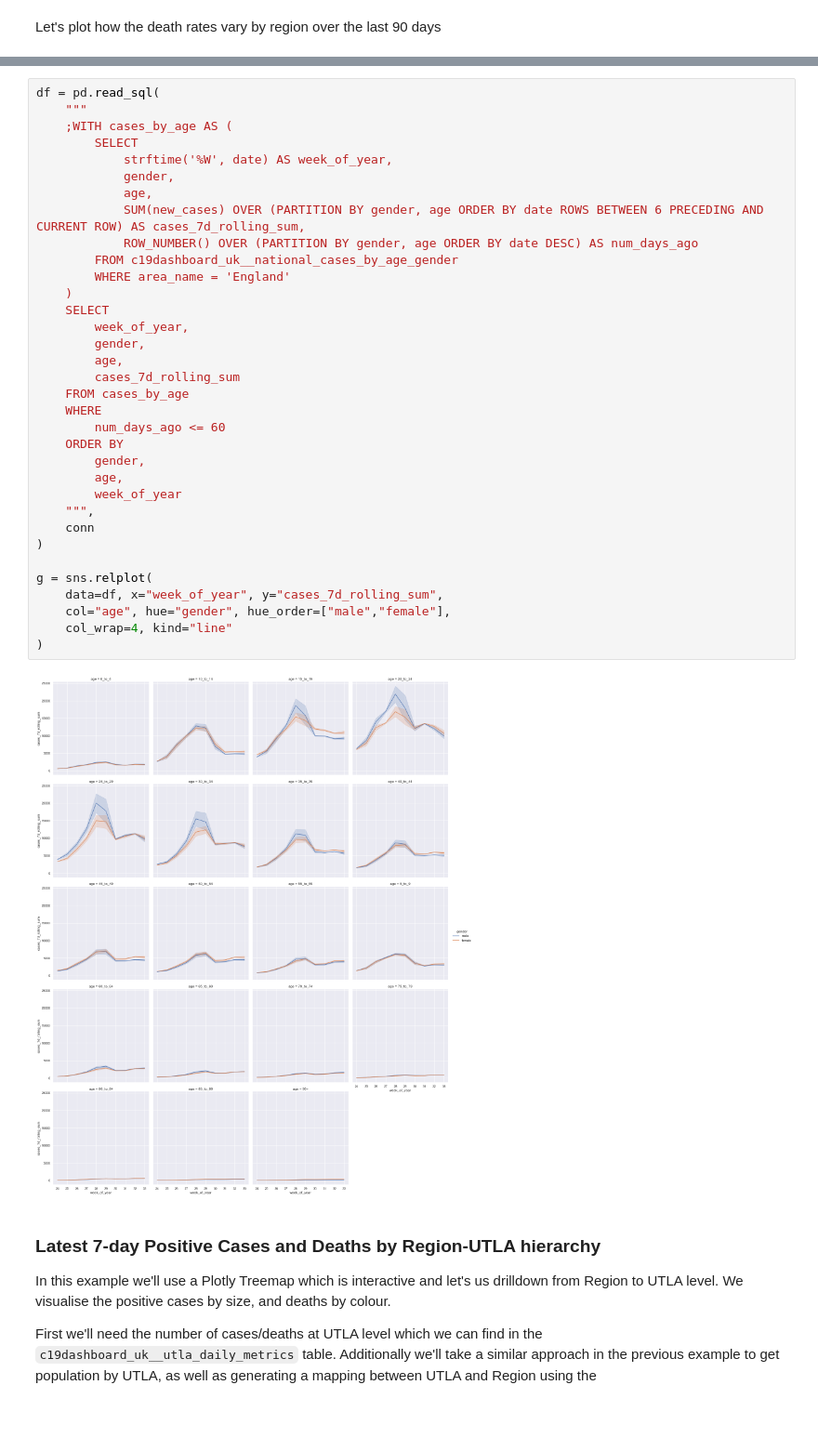
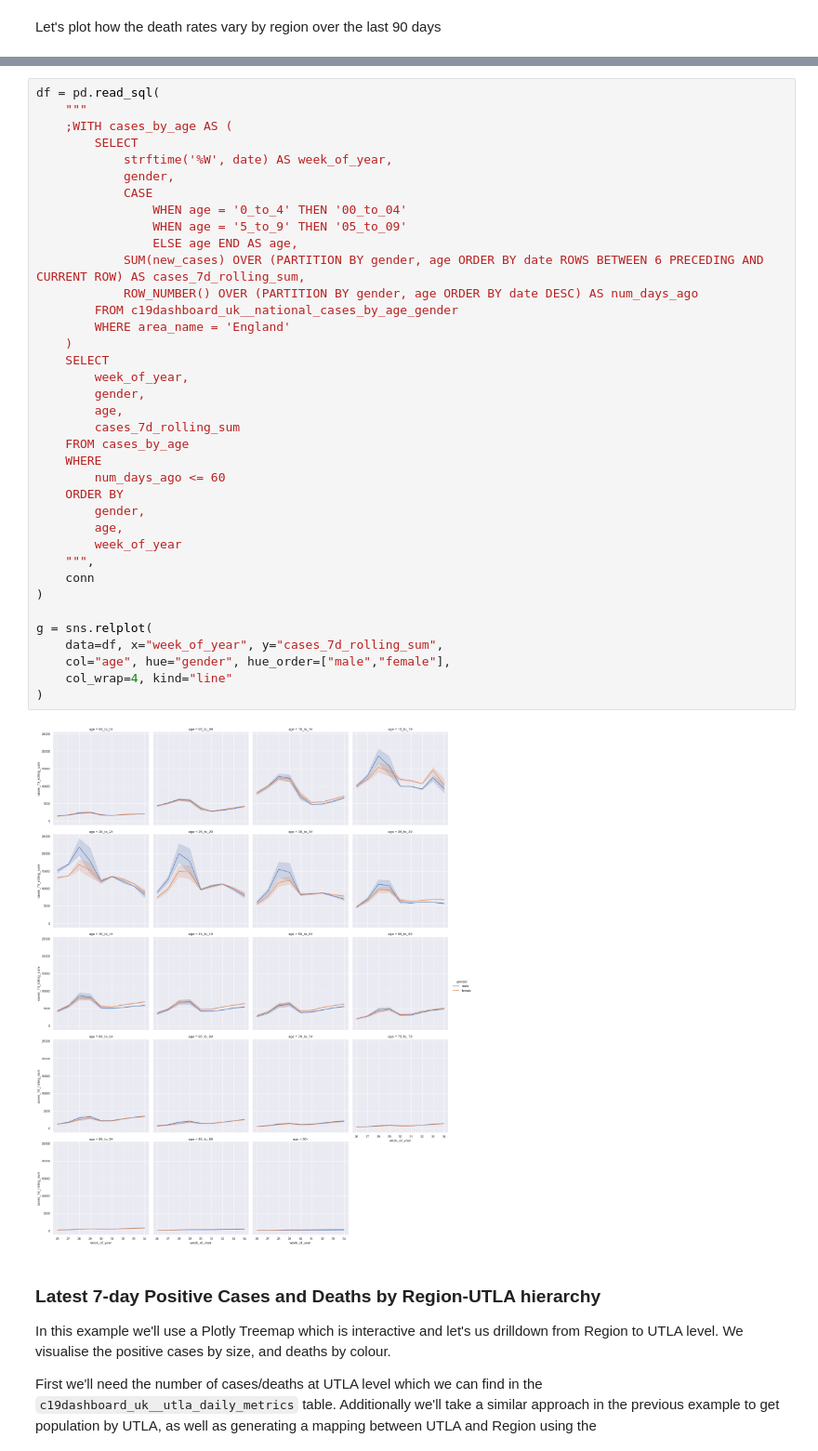
Before and after one commit to happyadam73/c19-notebooks, a Jupyter notebook: COVID 19 Data Viz using Sqlite - Part 3 - Visualise the Data.ipynb, the cells around one changed output, grey strips where cells are left out. Shown at 93% size. Saved outputs shown, nothing was run; the diff lists cells and outputs as text; blank space fills up the shorter version.

Commit message:
Updated visualisations and region mappings data added

```diff
--- a/COVID 19 Data Viz using Sqlite - Part 3 - Visualise the Data.ipynb
+++ b/COVID 19 Data Viz using Sqlite - Part 3 - Visualise the Data.ipynb
@@ -197,35 +213,38 @@ df = pd.read_sql(
         SELECT
             strftime('%W', date) AS week_of_year,
             gender,
-            age,
+            CASE
+                WHEN age = '0_to_4' THEN '00_to_04'
+                WHEN age = '5_to_9' THEN '05_to_09'
+                ELSE age END AS age,
             SUM(new_cases) OVER (PARTITION BY gender, age ORDER BY date ROWS BETWEEN 6 PRECEDING AND CURRENT ROW) AS cases_7d_rolling_sum,
             ROW_NUMBER() OVER (PARTITION BY gender, age ORDER BY date DESC) AS num_days_ago
         FROM c19dashboard_uk__national_cases_by_age_gender
         WHERE area_name = 'England'
     )
     SELECT
         week_of_year,
         gender,
         age,
         cases_7d_rolling_sum
     FROM cases_by_age
     WHERE
         num_days_ago <= 60
     ORDER BY
         gender,
         age,
         week_of_year
     """,
     conn
 )
 
 g = sns.relplot(
     data=df, x="week_of_year", y="cases_7d_rolling_sum",
     col="age", hue="gender", hue_order=["male","female"],
     col_wrap=4, kind="line"
 )
 # %% [output]
-[figure, old version]
+[figure, new version]
 # %% [markdown]
 ### Latest 7-day Positive Cases and Deaths by Region-UTLA hierarchy
 
```
Also changed, not shown: parts of 25 cells of this notebook, 3 other files.
